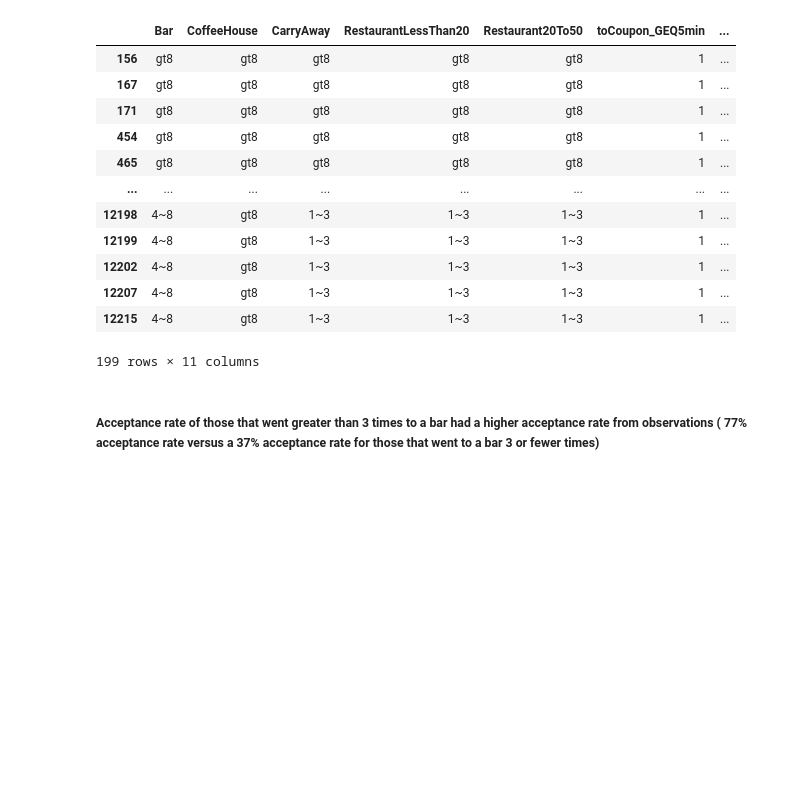
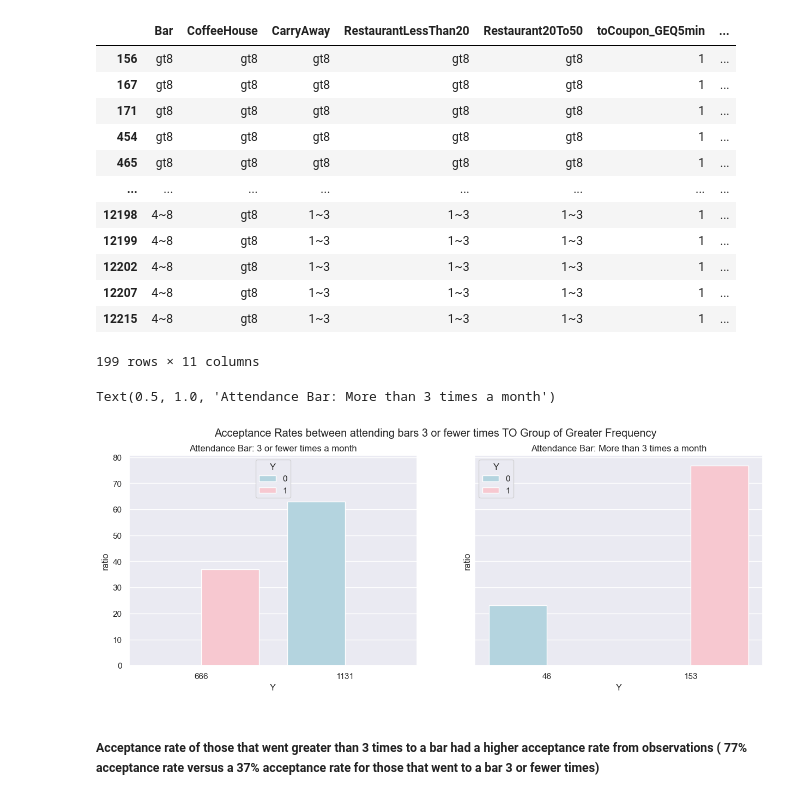
Before and after one commit to kesavan2017/ucbe-AIML-practical-application-51, a Jupyter notebook: prompt.ipynb, the cells around one changed output. Drawn from its saved outputs; the diff is of its cells as text; code cells hidden in the pictures; blank space fills up the shorter version.

```diff
--- a/prompt.ipynb
+++ b/prompt.ipynb
@@ -383,14 +383,17 @@ Y
 # %%
 # Create subplots to visualize the table for the Group that went to a bar 3 or fewer times vs. the group that went to a Bar more than 3 times a per month:
 # useful ref utilized: https://www.tutorialspoint.com/how-to-create-subplots-with-python-plotly
 #
 fig2, axes = plt.subplots(1, 2, figsize=(15, 5), sharey=True)
-fig2.suptitle('Acceptance Rates between Group of 3 or fiewer Bar goers TO Group of Greater Frequency')
+fig2.suptitle('Acceptance Rates between attending bars 3 or fewer times TO Group of Greater Frequency')
 
 sns.barplot(ax=axes[0], x=df_bar_3orFewer['Y'], y=df_bar_3orFewer['ratio'].mul(100), hue=df_bar_3orFewer.index.astype(str), palette=['lightblue', 'pink'])
 sns.barplot(ax=axes[1], x=df_bar_moreThan3['Y'], y=df_bar_moreThan3['ratio'].mul(100), hue=df_bar_moreThan3.index.astype(str), palette=['lightblue', 'pink'])
-#axes[0].set_title("Attendance Bar: 3 or fewer times a month")
-#axes[1].set_title("Attendance Bar: More than 3 times a month")
+axes[0].set_title("Attendance Bar: 3 or fewer times a month")
+axes[1].set_title("Attendance Bar: More than 3 times a month")
+# %% [output]
+Text(0.5, 1.0, 'Attendance Bar: More than 3 times a month')
+[figure, added]
 # %% [markdown]
 ##### Acceptance rate of those that went greater than 3 times to a bar had a higher acceptance rate from observations ( 77% acceptance rate versus a 37% acceptance rate for those that went to a bar 3 or fewer times)
 # %% [markdown]
```
Also changed, not shown: parts of 9 cells of this notebook.
